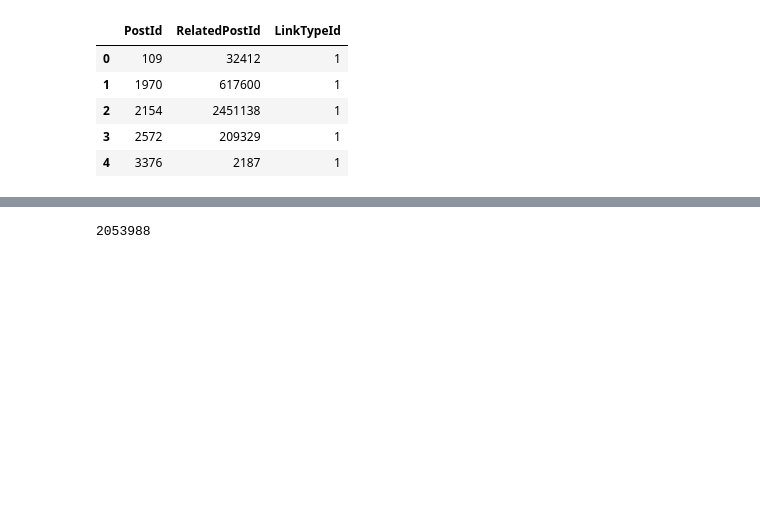
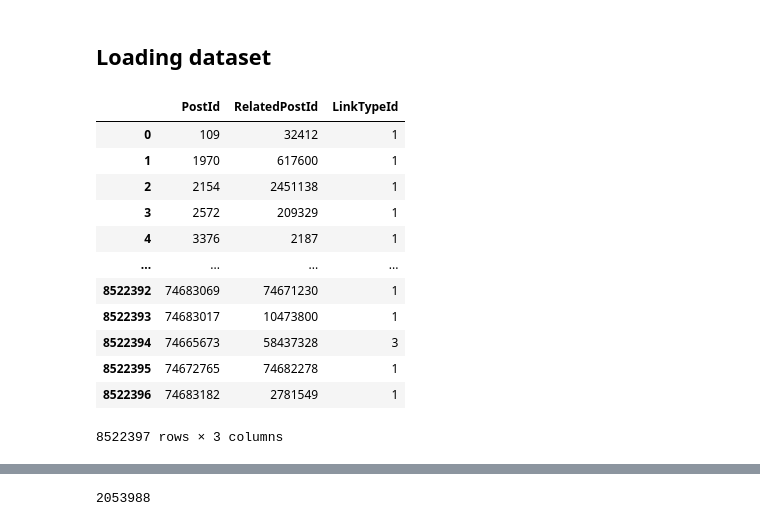
Before and after one commit to NoleWang/Respondent_Recommendation, a Jupyter notebook: Data/tools/LinkedQuestion.ipynb, the cells around one changed output, grey strips where cells are left out. Saved outputs shown, nothing was run; the diff lists cells and outputs as text; code cells hidden in the pictures; blank space fills up the shorter version.

```diff
--- a/Data/tools/LinkedQuestion.ipynb
+++ b/Data/tools/LinkedQuestion.ipynb
@@ -8,5 +9,7 @@ import random
 # %%
 path = "../StackExchange/Stackoverflow/PostLinks.xml"
+# %% [markdown]
+## Loading dataset
 # %%
 postIds = []
 relatedPostIds = []
@@ -26,11 +29,18 @@ df["PostId"] = postIds
 df["RelatedPostId"] = relatedPostIds
 df["LinkTypeId"] = linkTypeId
 # %%
-df.head()
+df
 # %% [output]
 |  | PostId | RelatedPostId | LinkTypeId |
 | 0 | 109 | 32412 | 1 |
 | 1 | 1970 | 617600 | 1 |
 | 2 | 2154 | 2451138 | 1 |
 | 3 | 2572 | 209329 | 1 |
 | 4 | 3376 | 2187 | 1 |
+| ... | ... | ... | ... |
+| 8522392 | 74683069 | 74671230 | 1 |
+| 8522393 | 74683017 | 10473800 | 1 |
+| 8522394 | 74665673 | 58437328 | 3 |
+| 8522395 | 74672765 | 74682278 | 1 |
+| 8522396 | 74683182 | 2781549 | 1 |
+8522397 rows × 3 columns
```
Also changed, not shown: parts of 31 cells of this notebook.
